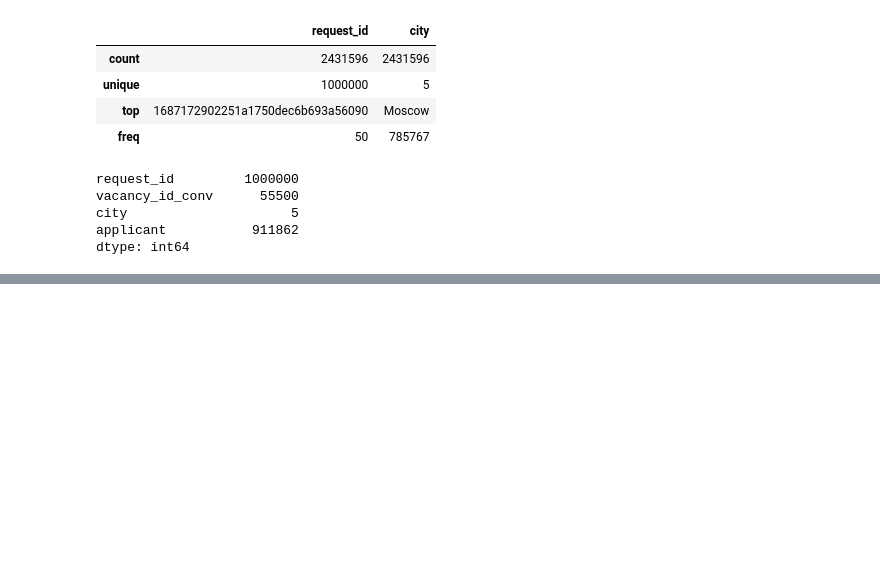
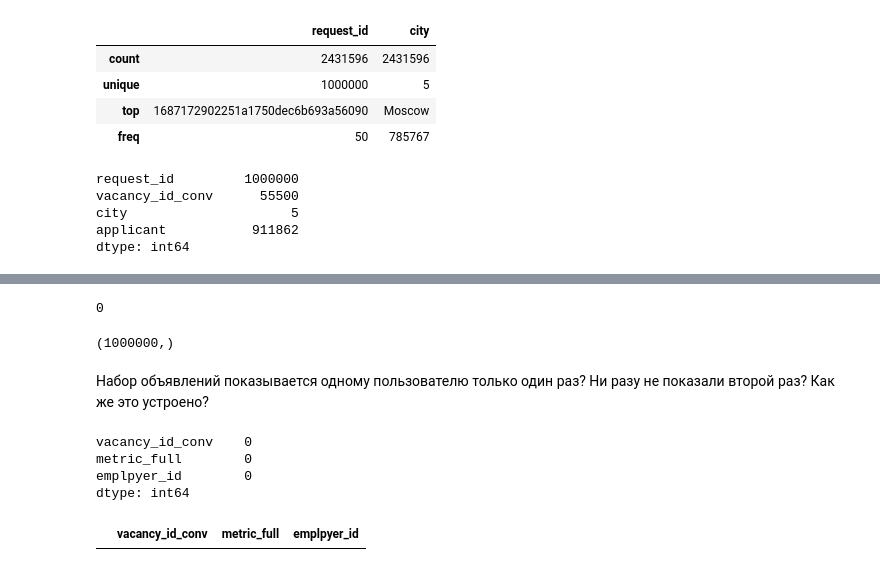
Before and after one commit to gbrs/career_path_analytics_2023, a Jupyter notebook: eda.ipynb, the cells around one changed output, grey strips where cells are left out. Drawn from its saved outputs; the diff is of its cells as text; code cells hidden in the pictures; blank space fills up the shorter version.

```diff
--- a/eda.ipynb
+++ b/eda.ipynb
@@ -123,0 +140,26 @@ dtype: int64
+# %%
+cnt = 0
+for i in range(500):
+    df = serps[serps.request_id == np.random.choice(request_ids)]
+    if not df.applicant.nunique() == df.shape[0]:
+        cnt += 1
+cnt
+# %% [output]
+0
+# %%
+request_ids.shape
+# %% [output]
+(1000000,)
+# %% [markdown]
+Набор объявлений показывается одному пользователю только один раз? Ни разу не показали второй раз? Как же это устроено?
+# %%
+vacs.isnull().sum()
+# %% [output]
+vacancy_id_conv    0
+metric_full        0
+emplpyer_id        0
+dtype: int64
+# %%
+vacs[vacs.duplicated()]
+# %% [output]
+|  | vacancy_id_conv | metric_full | emplpyer_id |
```
Also changed, not shown: parts of 33 cells of this notebook.
